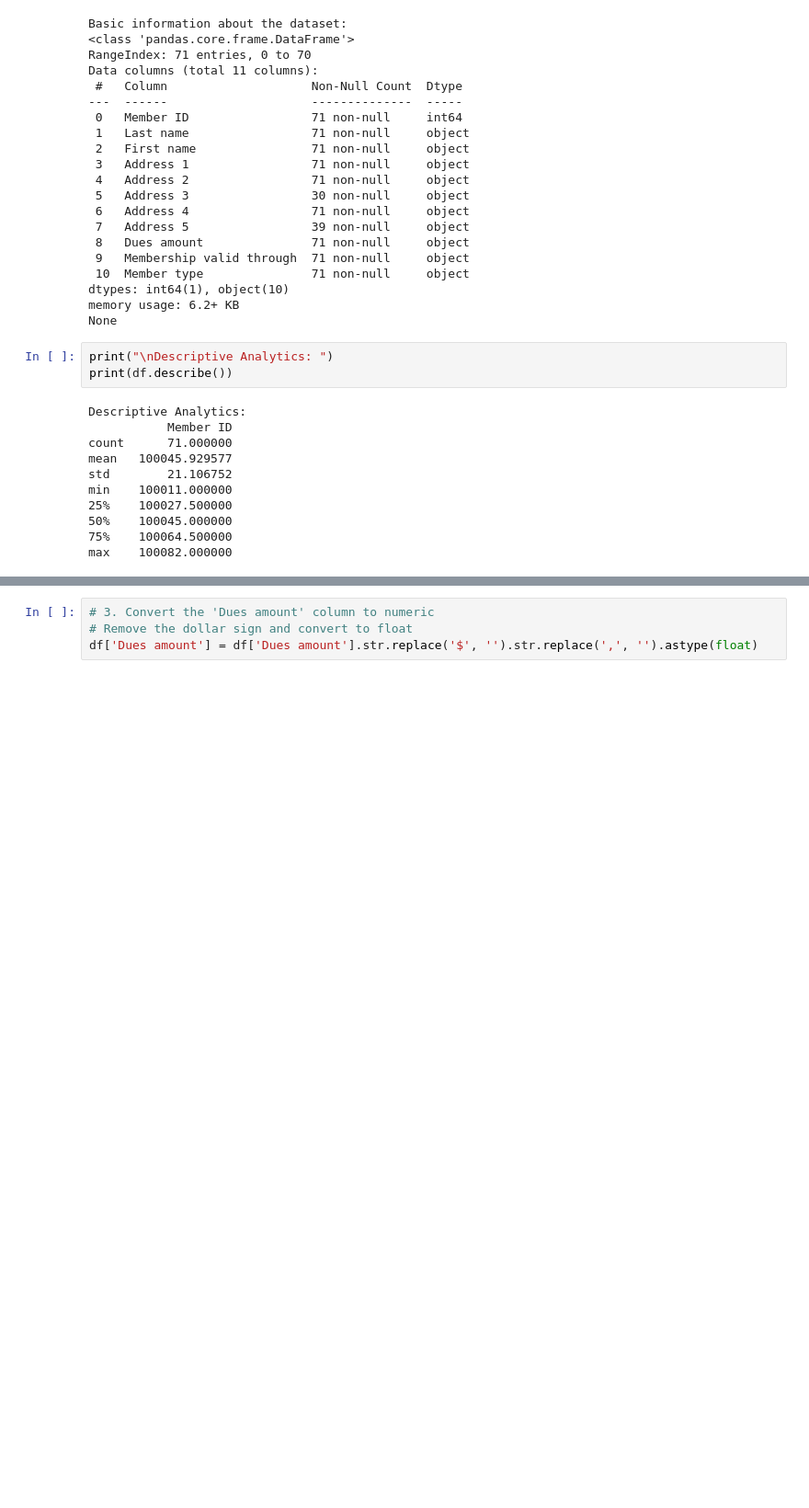
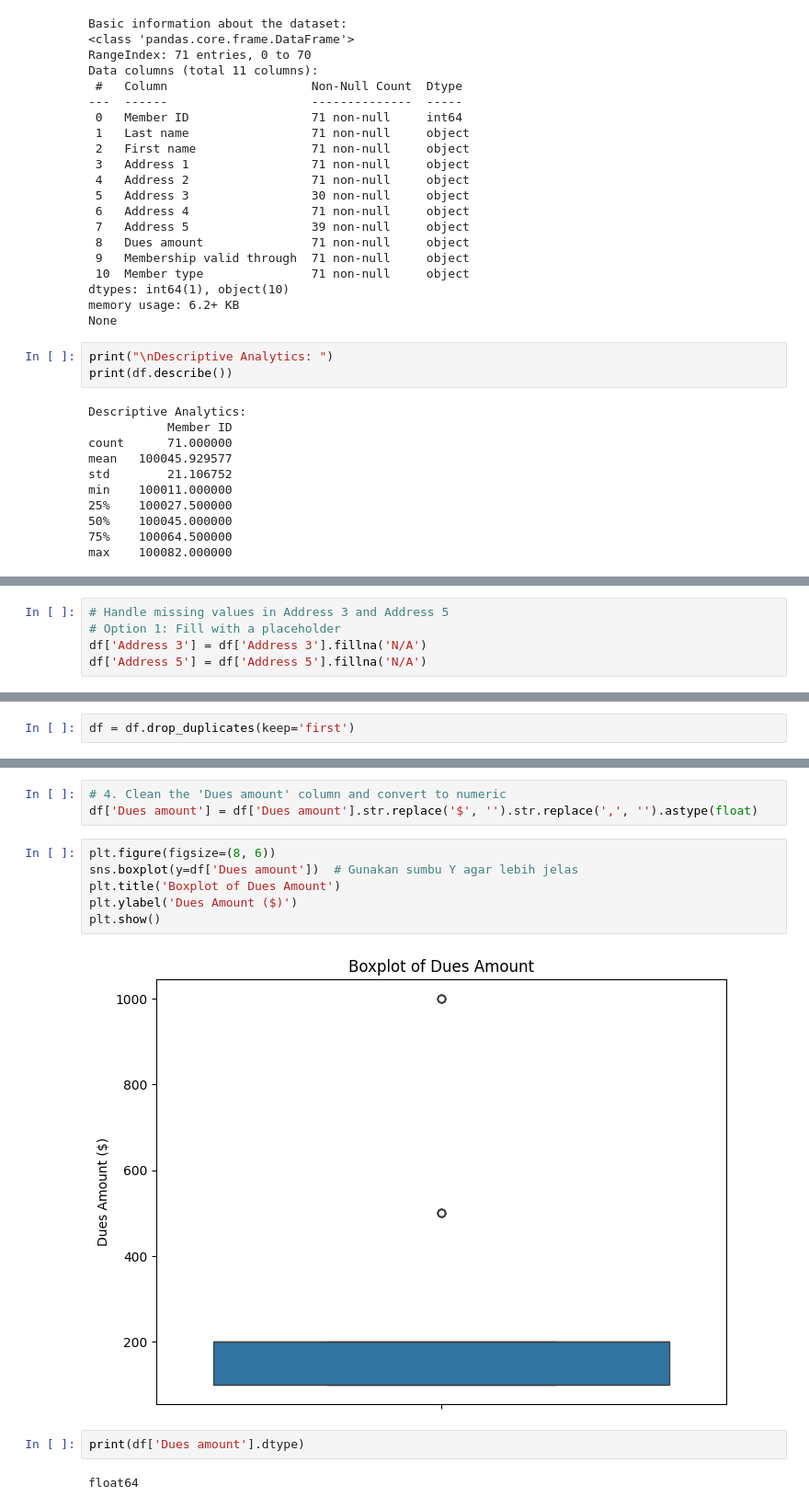
Before and after one commit to alfitranurr/DATA-MINING, a Jupyter notebook: PRACTICUM/MODUL 2/CODELAB/codelab1.ipynb, the cells around one changed output, grey strips where cells are left out. Shown: that part at 92% size. Saved outputs shown, nothing was run; the diff lists cells and outputs as text; blank space fills up the shorter version.

```diff
--- a/PRACTICUM/MODUL 2/CODELAB/codelab1.ipynb
+++ b/PRACTICUM/MODUL 2/CODELAB/codelab1.ipynb
@@ -71,0 +114,5 @@ max    100082.000000
+# %%
+# Handle missing values in Address 3 and Address 5
+# Option 1: Fill with a placeholder
+df['Address 3'] = df['Address 3'].fillna('N/A')
+df['Address 5'] = df['Address 5'].fillna('N/A')
@@ -71,0 +151,2 @@ max    100082.000000
+# %%
+df = df.drop_duplicates(keep='first')
@@ -72,4 +179,15 @@ max    100082.000000
 # %%
-# 3. Convert the 'Dues amount' column to numeric
-# Remove the dollar sign and convert to float
+# 4. Clean the 'Dues amount' column and convert to numeric
 df['Dues amount'] = df['Dues amount'].str.replace('$', '').str.replace(',', '').astype(float)
+# %%
+plt.figure(figsize=(8, 6))
+sns.boxplot(y=df['Dues amount'])  # Gunakan sumbu Y agar lebih jelas
+plt.title('Boxplot of Dues Amount')
+plt.ylabel('Dues Amount ($)')
+plt.show()
+# %% [output]
+[figure, added]
+# %%
+print(df['Dues amount'].dtype)
+# %% [output]
+float64
```
Also changed, not shown: parts of 17 cells of this notebook.
